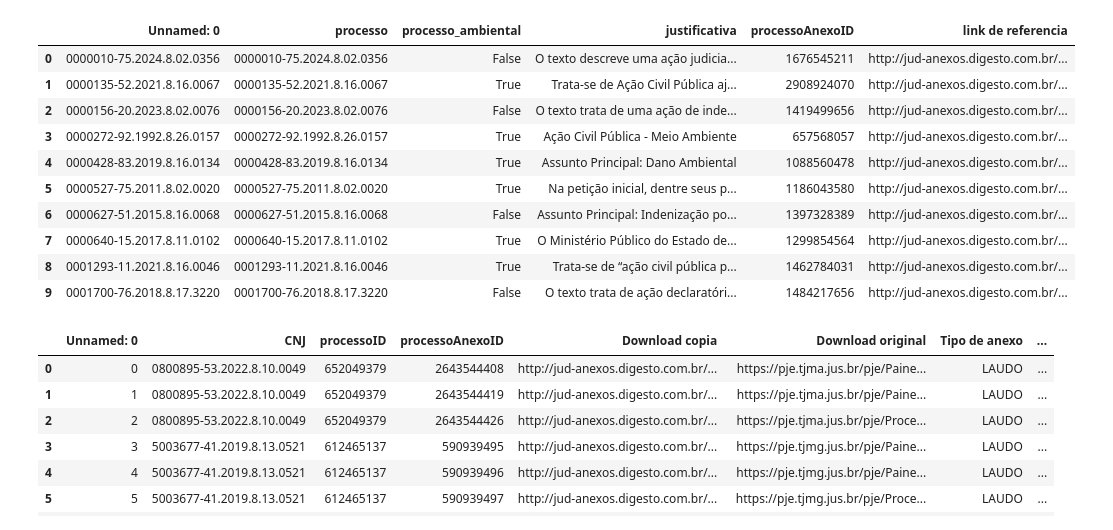
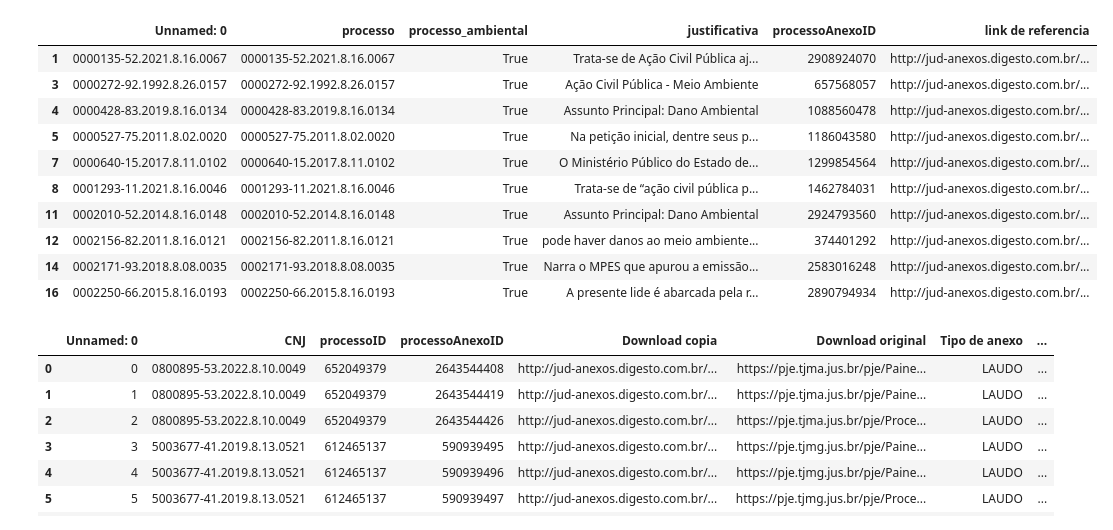
Before and after one commit to pedronery07/Projeto_InsperData_AECOM, a Jupyter notebook: testes_gemini/filtrado.ipynb, the cells around one changed output. Saved outputs shown, nothing was run; the diff lists cells and outputs as text; code cells hidden in the pictures.

```diff
--- a/testes_gemini/filtrado.ipynb
+++ b/testes_gemini/filtrado.ipynb
@@ -16,19 +16,20 @@ GEMINI_API_KEY = os.getenv('GEMINI_API_KEY')
 genai.configure(api_key=GEMINI_API_KEY)
 # %%
 filtrados_true = pd.read_excel('../docs/respostas_danoambiental_50.xlsx')
+filtrados_true = filtrados_true.loc[filtrados_true['processo_ambiental'] != False]
 filtrados_true.head(10)
 # %% [output]
 |  | Unnamed: 0 | processo | processo_ambiental | justificativa | processoAnexoID | link de referencia |
-| 0 | 0000010-75.2024.8.02.0356 | 0000010-75.2024.8.02.0356 | False | O texto descreve uma ação judicia... | 1676545211 | http://jud-anexos.digesto.com.br/... |
 | 1 | 0000135-52.2021.8.16.0067 | 0000135-52.2021.8.16.0067 | True | Trata-se de Ação Civil Pública aj... | 2908924070 | http://jud-anexos.digesto.com.br/... |
-| 2 | 0000156-20.2023.8.02.0076 | 0000156-20.2023.8.02.0076 | False | O texto trata de uma ação de inde... | 1419499656 | http://jud-anexos.digesto.com.br/... |
 | 3 | 0000272-92.1992.8.26.0157 | 0000272-92.1992.8.26.0157 | True | Ação Civil Pública - Meio Ambiente | 657568057 | http://jud-anexos.digesto.com.br/... |
 | 4 | 0000428-83.2019.8.16.0134 | 0000428-83.2019.8.16.0134 | True | Assunto Principal: Dano Ambiental | 1088560478 | http://jud-anexos.digesto.com.br/... |
 | 5 | 0000527-75.2011.8.02.0020 | 0000527-75.2011.8.02.0020 | True | Na petição inicial, dentre seus p... | 1186043580 | http://jud-anexos.digesto.com.br/... |
-| 6 | 0000627-51.2015.8.16.0068 | 0000627-51.2015.8.16.0068 | False | Assunto Principal: Indenização po... | 1397328389 | http://jud-anexos.digesto.com.br/... |
 | 7 | 0000640-15.2017.8.11.0102 | 0000640-15.2017.8.11.0102 | True | O Ministério Público do Estado de... | 1299854564 | http://jud-anexos.digesto.com.br/... |
 | 8 | 0001293-11.2021.8.16.0046 | 0001293-11.2021.8.16.0046 | True | Trata-se de “ação civil pública p... | 1462784031 | http://jud-anexos.digesto.com.br/... |
-| 9 | 0001700-76.2018.8.17.3220 | 0001700-76.2018.8.17.3220 | False | O texto trata de ação declaratóri... | 1484217656 | http://jud-anexos.digesto.com.br/... |
+| 11 | 0002010-52.2014.8.16.0148 | 0002010-52.2014.8.16.0148 | True | Assunto Principal: Dano Ambiental | 2924793560 | http://jud-anexos.digesto.com.br/... |
+| 12 | 0002156-82.2011.8.16.0121 | 0002156-82.2011.8.16.0121 | True | pode haver danos ao meio ambiente... | 374401292 | http://jud-anexos.digesto.com.br/... |
+| 14 | 0002171-93.2018.8.08.0035 | 0002171-93.2018.8.08.0035 | True | Narra o MPES que apurou a emissão... | 2583016248 | http://jud-anexos.digesto.com.br/... |
+| 16 | 0002250-66.2015.8.16.0193 | 0002250-66.2015.8.16.0193 | True | A presente lide é abarcada pela r... | 2890794934 | http://jud-anexos.digesto.com.br/... |
 # %%
 filtrados_com_num = pd.read_excel("../docs/processos_filtrados.xlsx")
 filtrados_com_num.head(10)
```
Also changed, not shown: parts of 9 cells of this notebook.
